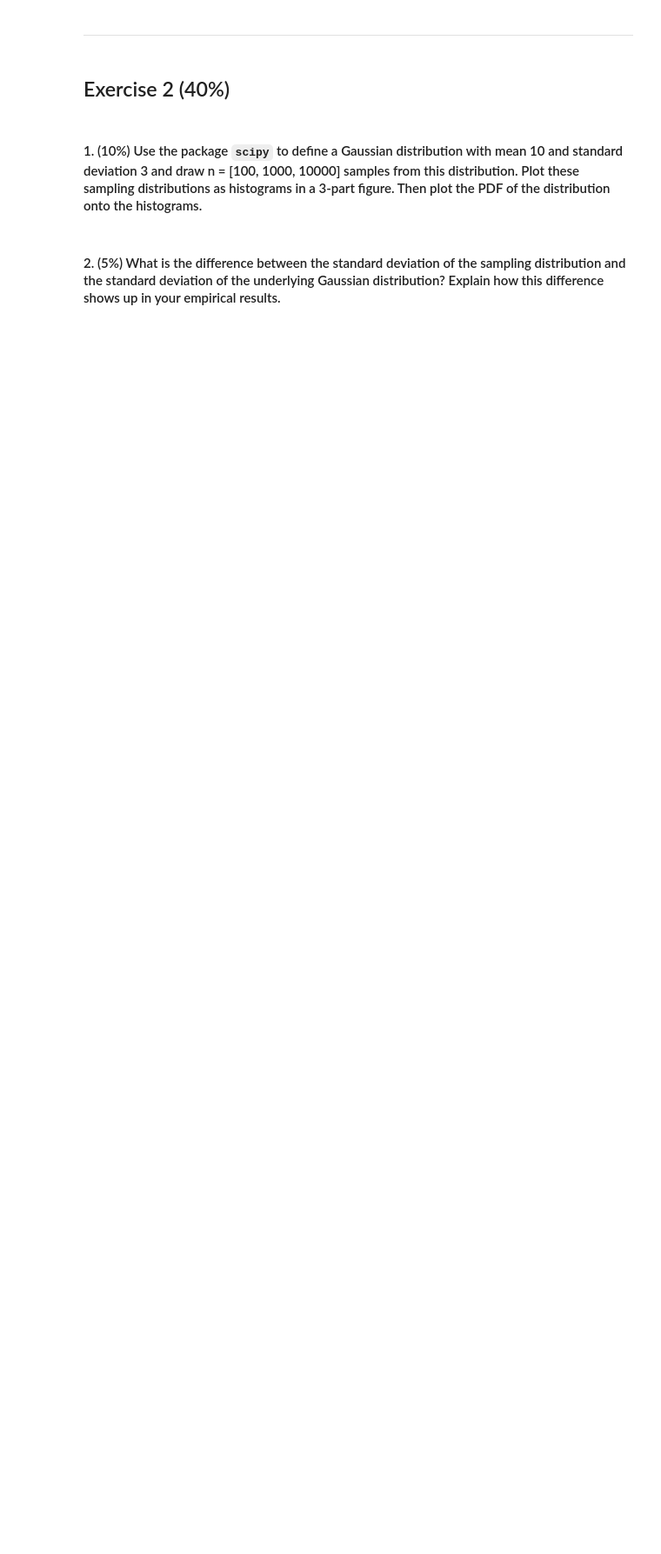
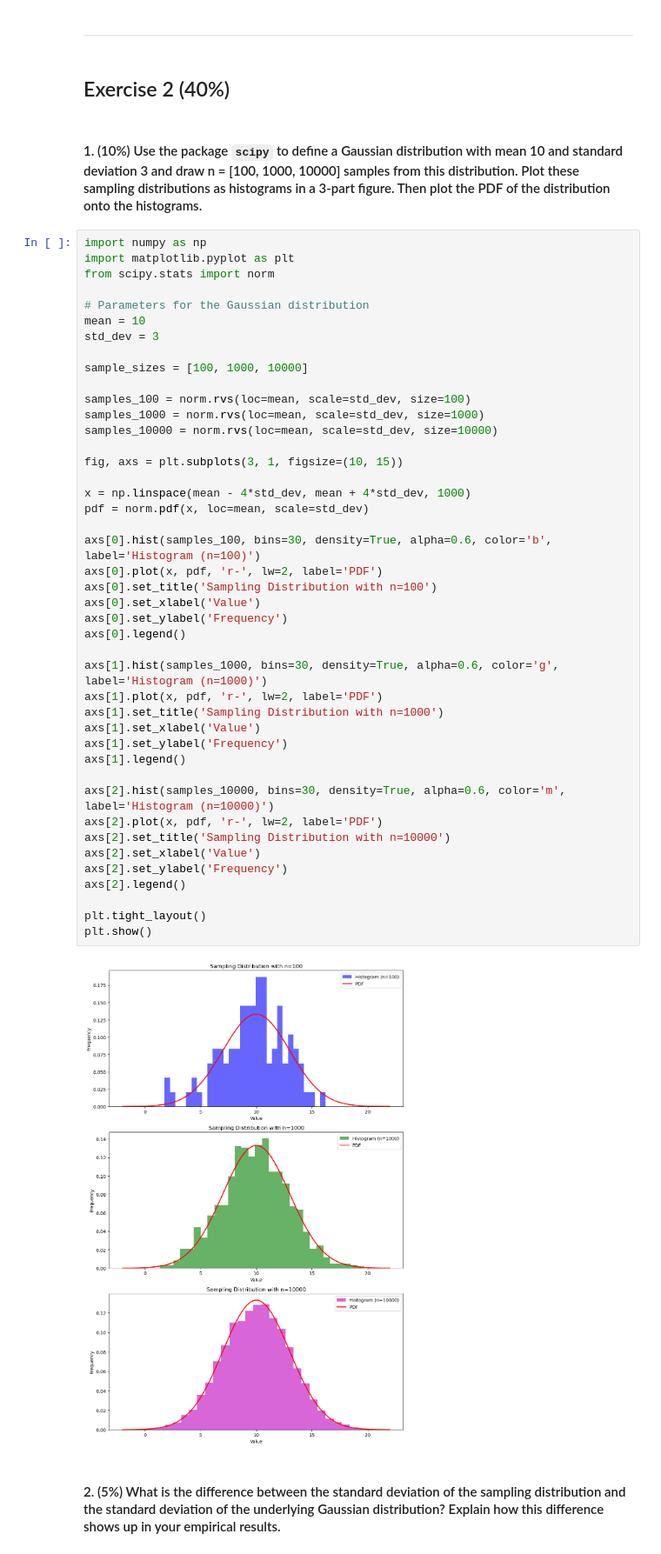
Before and after one commit to erdfern/studium, a Jupyter notebook: ss24/ds1-ss24/exercises/6/Exercise_eng.ipynb, the cells around one changed output. Shown: that part at 87% size. Saved outputs shown, nothing was run; the diff lists cells and outputs as text; blank space fills up the shorter version.

```diff
--- a/ss24/ds1-ss24/exercises/6/Exercise_eng.ipynb
+++ b/ss24/ds1-ss24/exercises/6/Exercise_eng.ipynb
@@ -29,5 +83,50 @@ Load the Titanic Dataset as a Pandas DataFrame. Answer the following questions b
 ## Exercise 2 (40%)
 # %% [markdown]
 #### 1. (10%) Use the package `scipy` to define a Gaussian distribution with mean 10 and standard deviation 3 and draw n = [100, 1000, 10000] samples from this distribution. Plot these sampling distributions as histograms in a 3-part figure. Then plot the PDF of the distribution onto the histograms.
+# %%
+import numpy as np
+import matplotlib.pyplot as plt
+from scipy.stats import norm
+
+# Parameters for the Gaussian distribution
+mean = 10
+std_dev = 3
+
+sample_sizes = [100, 1000, 10000]
+
+samples_100 = norm.rvs(loc=mean, scale=std_dev, size=100)
+samples_1000 = norm.rvs(loc=mean, scale=std_dev, size=1000)
+samples_10000 = norm.rvs(loc=mean, scale=std_dev, size=10000)
+
+fig, axs = plt.subplots(3, 1, figsize=(10, 15))
+
+x = np.linspace(mean - 4*std_dev, mean + 4*std_dev, 1000)
+pdf = norm.pdf(x, loc=mean, scale=std_dev)
+
+axs[0].hist(samples_100, bins=30, density=True, alpha=0.6, color='b', label='Histogram (n=100)')
+axs[0].plot(x, pdf, 'r-', lw=2, label='PDF')
+axs[0].set_title('Sampling Distribution with n=100')
+axs[0].set_xlabel('Value')
+axs[0].set_ylabel('Frequency')
+axs[0].legend()
+
+axs[1].hist(samples_1000, bins=30, density=True, alpha=0.6, color='g', label='Histogram (n=1000)')
+axs[1].plot(x, pdf, 'r-', lw=2, label='PDF')
+axs[1].set_title('Sampling Distribution with n=1000')
+axs[1].set_xlabel('Value')
+axs[1].set_ylabel('Frequency')
+axs[1].legend()
+
+axs[2].hist(samples_10000, bins=30, density=True, alpha=0.6, color='m', label='Histogram (n=10000)')
+axs[2].plot(x, pdf, 'r-', lw=2, label='PDF')
+axs[2].set_title('Sampling Distribution with n=10000')
+axs[2].set_xlabel('Value')
+axs[2].set_ylabel('Frequency')
+axs[2].legend()
+
+plt.tight_layout()
+plt.show()
+# %% [output]
+[figure, added]
 # %% [markdown]
 #### 2. (5%) What is the difference between the standard deviation of the sampling distribution and the standard deviation of the underlying Gaussian distribution? Explain how this difference shows up in your empirical results.
```
Also changed, not shown: parts of 12 cells of this notebook, 2 other files.
